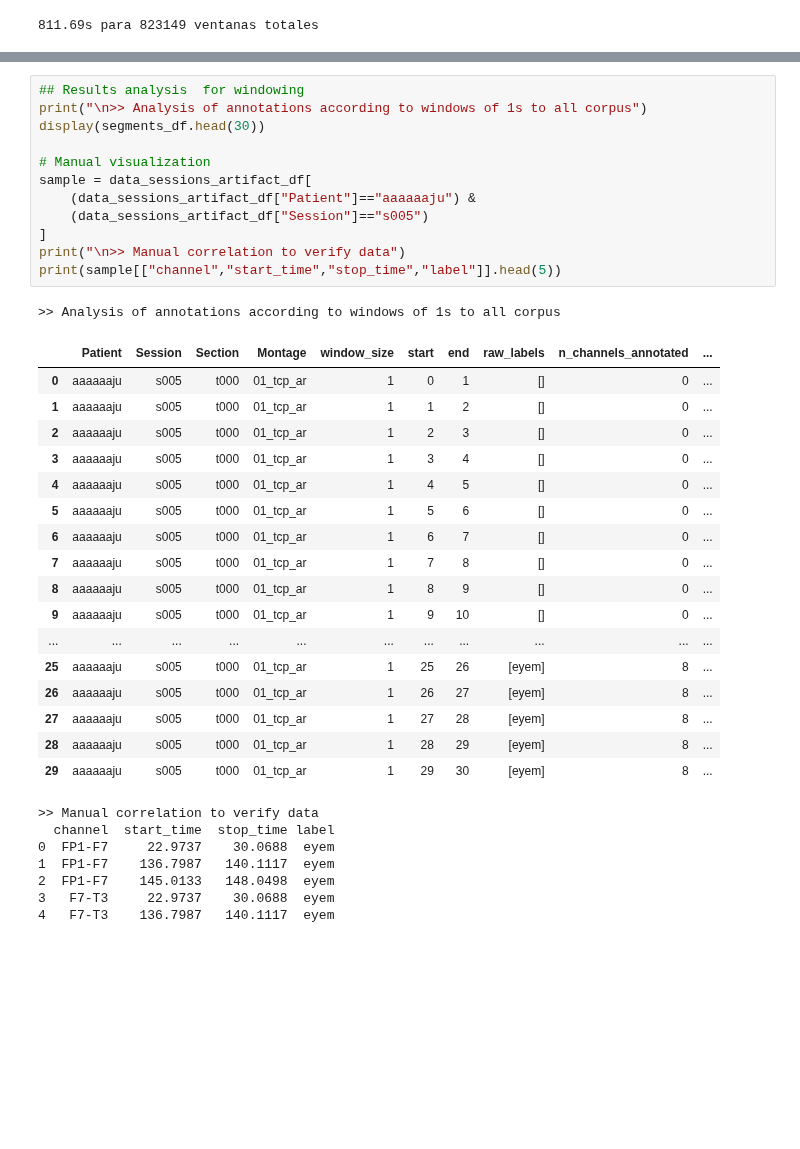
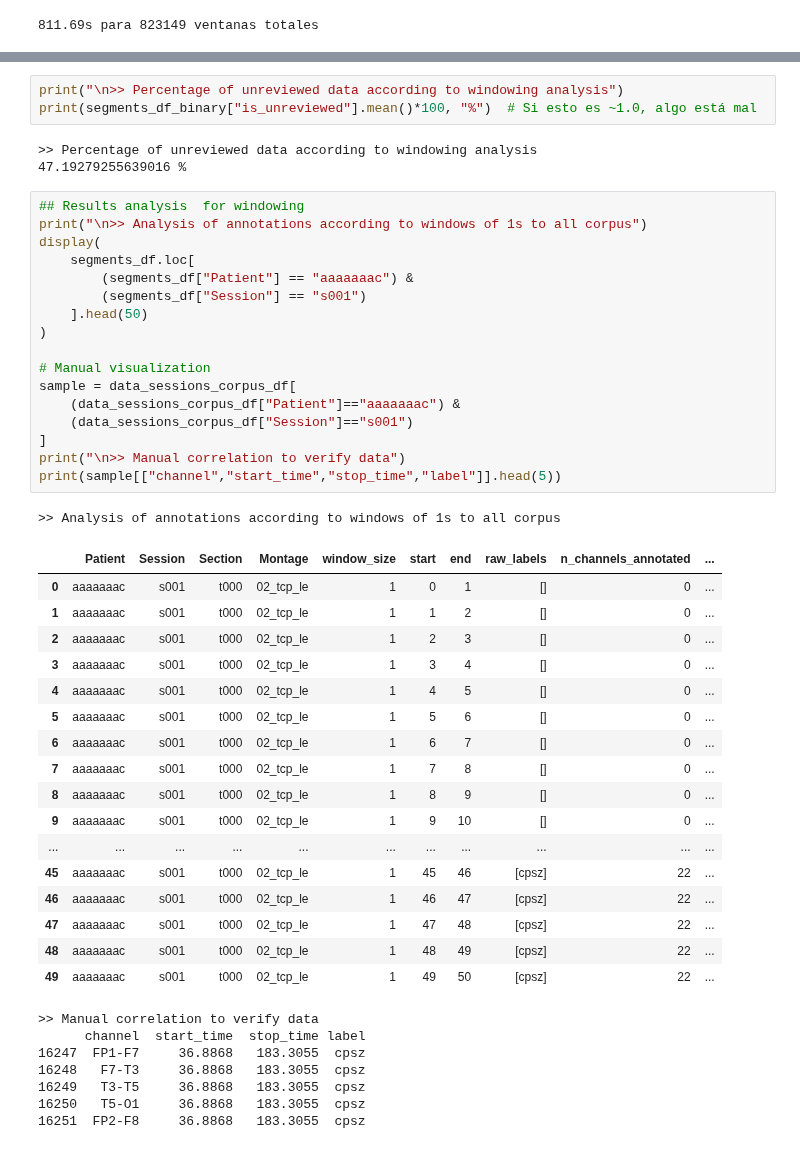
Before and after one commit to FerAndrade15/hybrid-ai-epilepsy-diagnosis, a Jupyter notebook: notebooks/eda/seizure_corpus.ipynb, the cells around one changed output, grey strips where cells are left out. Cells and saved outputs as stored; diff of their text form; blank space fills up the shorter version.

```diff
--- a/notebooks/eda/seizure_corpus.ipynb
+++ b/notebooks/eda/seizure_corpus.ipynb
@@ -589,38 +603,49 @@ print(segments_df["is_unreviewed"].mean()*100, "%")  # Si esto es ~1.0, algo est
+# %%
+print("\n>> Percentage of unreviewed data according to windowing analysis")
+print(segments_df_binary["is_unreviewed"].mean()*100, "%")  # Si esto es ~1.0, algo está mal
+# %% [output]
+>> Percentage of unreviewed data according to windowing analysis
+47.19279255639016 %
 # %%
 ## Results analysis  for windowing
 print("\n>> Analysis of annotations according to windows of 1s to all corpus")
-display(segments_df.head(30))
+display(
+    segments_df.loc[
+        (segments_df["Patient"] == "aaaaaaac") &
+        (segments_df["Session"] == "s001")
+    ].head(50)
+)
 
 # Manual visualization
-sample = data_sessions_artifact_df[
-    (data_sessions_artifact_df["Patient"]=="aaaaaaju") &
-    (data_sessions_artifact_df["Session"]=="s005")
+sample = data_sessions_corpus_df[
+    (data_sessions_corpus_df["Patient"]=="aaaaaaac") &
+    (data_sessions_corpus_df["Session"]=="s001")
 ]
 print("\n>> Manual correlation to verify data")
 print(sample[["channel","start_time","stop_time","label"]].head(5))
 # %% [output]
 >> Analysis of annotations according to windows of 1s to all corpus
 |  | Patient | Session | Section | Montage | window_size | start | end | raw_labels | n_channels_annotated | ... |
-| 0 | aaaaaaju | s005 | t000 | 01_tcp_ar | 1 | 0 | 1 | [] | 0 | ... |
-| 1 | aaaaaaju | s005 | t000 | 01_tcp_ar | 1 | 1 | 2 | [] | 0 | ... |
-| 2 | aaaaaaju | s005 | t000 | 01_tcp_ar | 1 | 2 | 3 | [] | 0 | ... |
-| 3 | aaaaaaju | s005 | t000 | 01_tcp_ar | 1 | 3 | 4 | [] | 0 | ... |
-| 4 | aaaaaaju | s005 | t000 | 01_tcp_ar | 1 | 4 | 5 | [] | 0 | ... |
-| 5 | aaaaaaju | s005 | t000 | 01_tcp_ar | 1 | 5 | 6 | [] | 0 | ... |
-| 6 | aaaaaaju | s005 | t000 | 01_tcp_ar | 1 | 6 | 7 | [] | 0 | ... |
-| 7 | aaaaaaju | s005 | t000 | 01_tcp_ar | 1 | 7 | 8 | [] | 0 | ... |
-| 8 | aaaaaaju | s005 | t000 | 01_tcp_ar | 1 | 8 | 9 | [] | 0 | ... |
-| 9 | aaaaaaju | s005 | t000 | 01_tcp_ar | 1 | 9 | 10 | [] | 0 | ... |
+| 0 | aaaaaaac | s001 | t000 | 02_tcp_le | 1 | 0 | 1 | [] | 0 | ... |
+| 1 | aaaaaaac | s001 | t000 | 02_tcp_le | 1 | 1 | 2 | [] | 0 | ... |
+| 2 | aaaaaaac | s001 | t000 | 02_tcp_le | 1 | 2 | 3 | [] | 0 | ... |
+| 3 | aaaaaaac | s001 | t000 | 02_tcp_le | 1 | 3 | 4 | [] | 0 | ... |
+| 4 | aaaaaaac | s001 | t000 | 02_tcp_le | 1 | 4 | 5 | [] | 0 | ... |
+| 5 | aaaaaaac | s001 | t000 | 02_tcp_le | 1 | 5 | 6 | [] | 0 | ... |
+| 6 | aaaaaaac | s001 | t000 | 02_tcp_le | 1 | 6 | 7 | [] | 0 | ... |
+| 7 | aaaaaaac | s001 | t000 | 02_tcp_le | 1 | 7 | 8 | [] | 0 | ... |
+| 8 | aaaaaaac | s001 | t000 | 02_tcp_le | 1 | 8 | 9 | [] | 0 | ... |
+| 9 | aaaaaaac | s001 | t000 | 02_tcp_le | 1 | 9 | 10 | [] | 0 | ... |
 | ... | ... | ... | ... | ... | ... | ... | ... | ... | ... | ... |
-| 25 | aaaaaaju | s005 | t000 | 01_tcp_ar | 1 | 25 | 26 | [eyem] | 8 | ... |
-| 26 | aaaaaaju | s005 | t000 | 01_tcp_ar | 1 | 26 | 27 | [eyem] | 8 | ... |
-| 27 | aaaaaaju | s005 | t000 | 01_tcp_ar | 1 | 27 | 28 | [eyem] | 8 | ... |
-| 28 | aaaaaaju | s005 | t000 | 01_tcp_ar | 1 | 28 | 29 | [eyem] | 8 | ... |
-| 29 | aaaaaaju | s005 | t000 | 01_tcp_ar | 1 | 29 | 30 | [eyem] | 8 | ... |
+| 45 | aaaaaaac | s001 | t000 | 02_tcp_le | 1 | 45 | 46 | [cpsz] | 22 | ... |
+| 46 | aaaaaaac | s001 | t000 | 02_tcp_le | 1 | 46 | 47 | [cpsz] | 22 | ... |
+| 47 | aaaaaaac | s001 | t000 | 02_tcp_le | 1 | 47 | 48 | [cpsz] | 22 | ... |
+| 48 | aaaaaaac | s001 | t000 | 02_tcp_le | 1 | 48 | 49 | [cpsz] | 22 | ... |
+| 49 | aaaaaaac | s001 | t000 | 02_tcp_le | 1 | 49 | 50 | [cpsz] | 22 | ... |
 >> Manual correlation to verify data
-  channel  start_time  stop_time label
-0  FP1-F7     22.9737    30.0688  eyem
-1  FP1-F7    136.7987   140.1117  eyem
-2  FP1-F7    145.0133   148.0498  eyem
-3   F7-T3     22.9737    30.0688  eyem
-4   F7-T3    136.7987   140.1117  eyem
+      channel  start_time  stop_time label
+16247  FP1-F7     36.8868   183.3055  cpsz
+16248   F7-T3     36.8868   183.3055  cpsz
+16249   T3-T5     36.8868   183.3055  cpsz
+16250   T5-O1     36.8868   183.3055  cpsz
+16251  FP2-F8     36.8868   183.3055  cpsz
```
Also changed, not shown: parts of 8 cells of this notebook, 2 other files.
